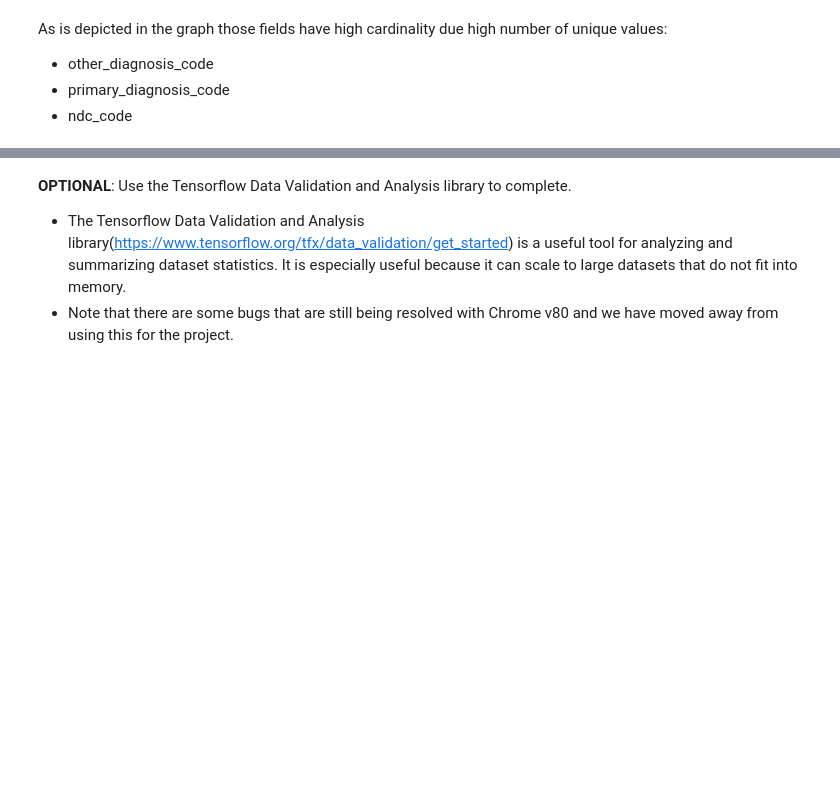
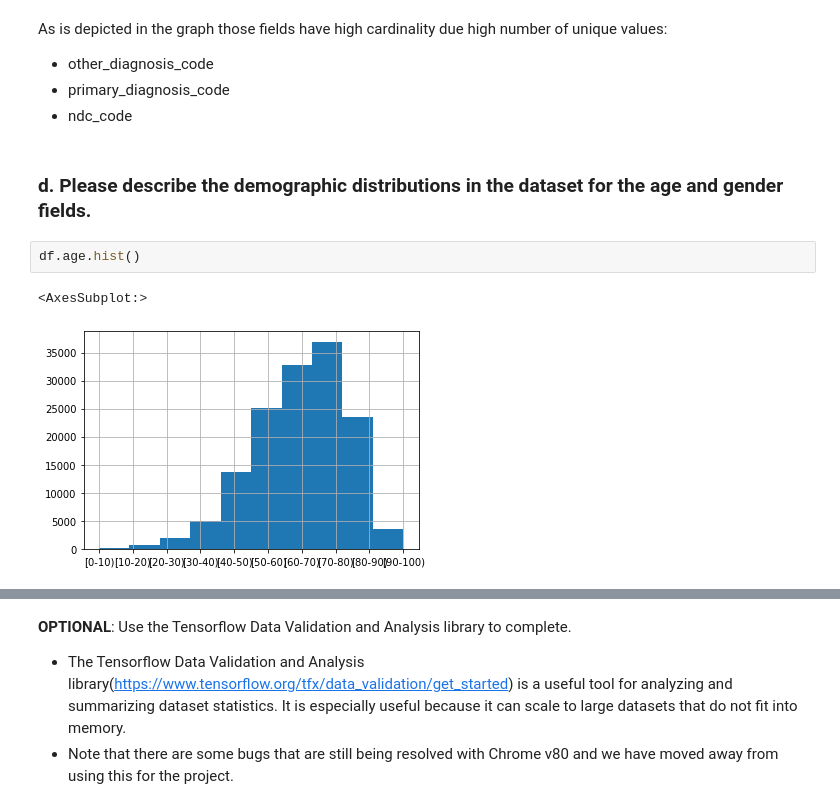
Before and after one commit to G94/ai_for_healthcare, a Jupyter notebook: patient_selection/starter_code/student_project.ipynb, the cells around one changed output, grey strips where cells are left out. Cells and saved outputs as stored; diff of their text form; blank space fills up the shorter version.

```diff
--- a/patient_selection/starter_code/student_project.ipynb
+++ b/patient_selection/starter_code/student_project.ipynb
@@ -204,3 +205,10 @@ As is depicted in the graph those fields have high cardinality due high number o
 - other_diagnosis_code
 - primary_diagnosis_code
 - ndc_code
+# %% [markdown]
+### d. Please describe the demographic distributions in the dataset for the age and gender fields.
+# %%
+df.age.hist()
+# %% [output]
+<AxesSubplot:>
+[figure, added]
```
Also changed, not shown: parts of 41 cells of this notebook, 12 other files.
